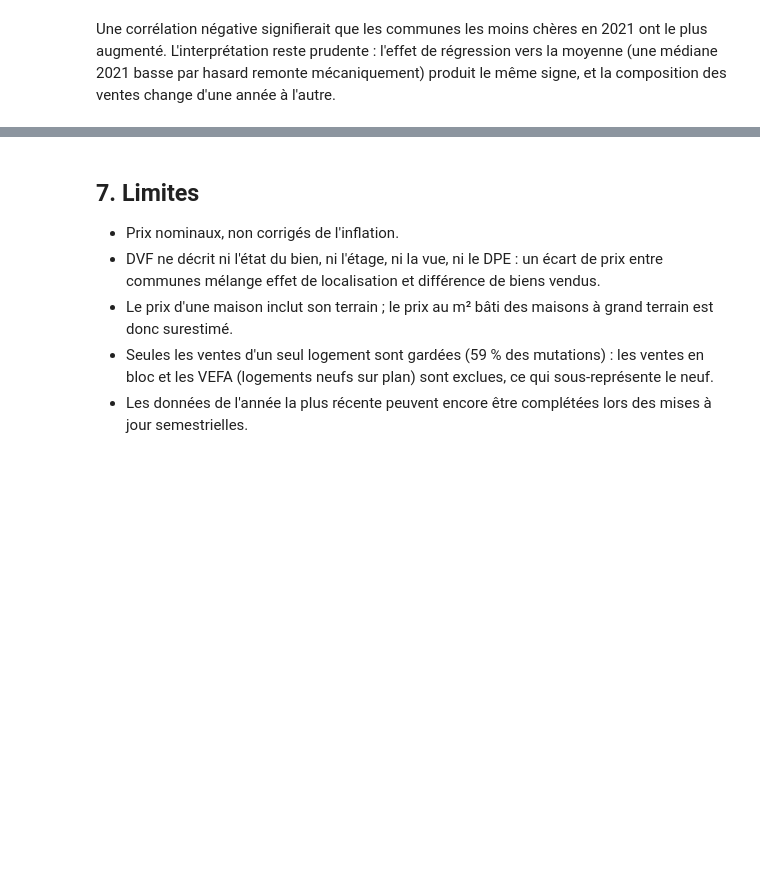
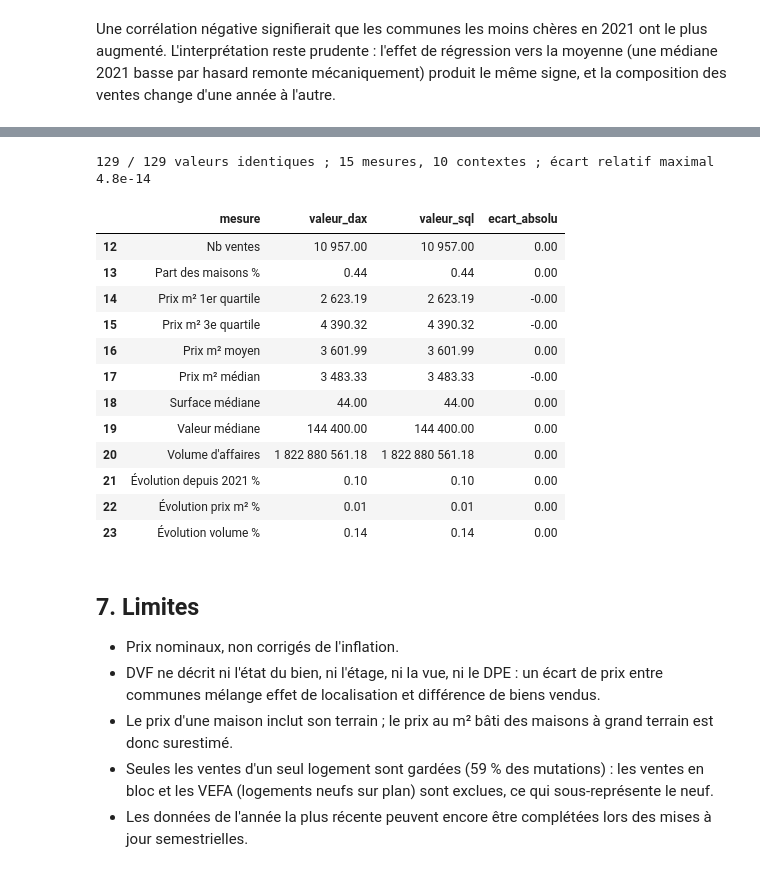
Before and after one commit to yzasmin/dvf-herault-immobilier, a Jupyter notebook: notebooks/analyse.ipynb, the cells around one changed output, grey strips where cells are left out. Drawn from its saved outputs; the diff is of its cells as text; code cells hidden in the pictures; blank space fills up the shorter version.

```diff
--- a/notebooks/analyse.ipynb
+++ b/notebooks/analyse.ipynb
@@ -285,6 +288,28 @@ mesures[mesures.contexte.isin(["annee=2025, type_bien=Appartement",
 | 57 | Prix m² médian publiable | annee=2025, type_bien=Appartement... | CASE WHEN COUNT(*) >= 30 THEN MED... | 3 424.83 |
 | 58 | Écart à l'Hérault % | annee=2025, type_bien=Appartement... | MEDIAN(prix_m2 commune) / MEDIAN(... | -0.02 |
 | 59 | Rang prix commune | annee=2025, type_bien=Appartement... | DENSE_RANK() OVER (ORDER BY prix_... | 17.00 |
+# %%
+concordance = pd.read_csv(R / "concordance_dax_powerbi.csv")
+print(f"{int(concordance.identique.sum())} / {len(concordance)} valeurs identiques ;",
+      f"{concordance.mesure.nunique()} mesures, {concordance.contexte.nunique()} contextes ;",
+      f"écart relatif maximal {concordance.ecart_relatif.abs().max():.1e}")
+concordance[concordance.contexte == "annee=2025, type_bien=Appartement"][
+    ["mesure", "valeur_dax", "valeur_sql", "ecart_absolu"]]
+# %% [output]
+129 / 129 valeurs identiques ; 15 mesures, 10 contextes ; écart relatif maximal 4.8e-14
+|  | mesure | valeur_dax | valeur_sql | ecart_absolu |
+| 12 | Nb ventes | 10 957.00 | 10 957.00 | 0.00 |
+| 13 | Part des maisons % | 0.44 | 0.44 | 0.00 |
+| 14 | Prix m² 1er quartile | 2 623.19 | 2 623.19 | -0.00 |
+| 15 | Prix m² 3e quartile | 4 390.32 | 4 390.32 | -0.00 |
+| 16 | Prix m² moyen | 3 601.99 | 3 601.99 | 0.00 |
+| 17 | Prix m² médian | 3 483.33 | 3 483.33 | -0.00 |
+| 18 | Surface médiane | 44.00 | 44.00 | 0.00 |
+| 19 | Valeur médiane | 144 400.00 | 144 400.00 | 0.00 |
+| 20 | Volume d'affaires | 1 822 880 561.18 | 1 822 880 561.18 | 0.00 |
+| 21 | Évolution depuis 2021 % | 0.10 | 0.10 | 0.00 |
+| 22 | Évolution prix m² % | 0.01 | 0.01 | 0.00 |
+| 23 | Évolution volume % | 0.14 | 0.14 | 0.00 |
 # %% [markdown]
 ## 7. Limites
 
```
Also changed, not shown: parts of 3 cells of this notebook, 5 other files.
